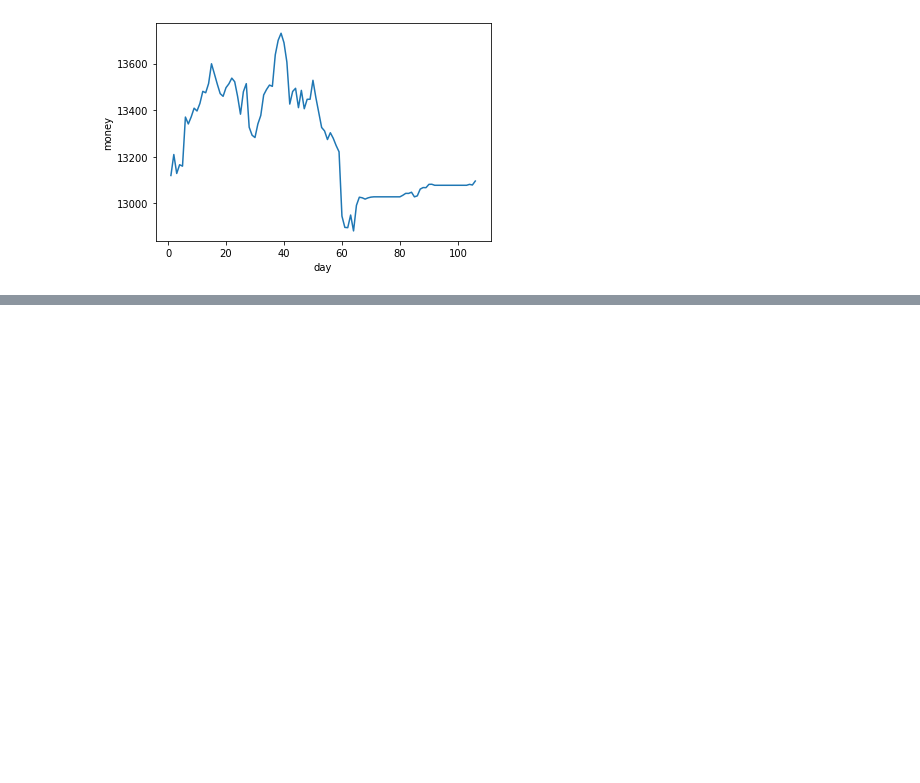
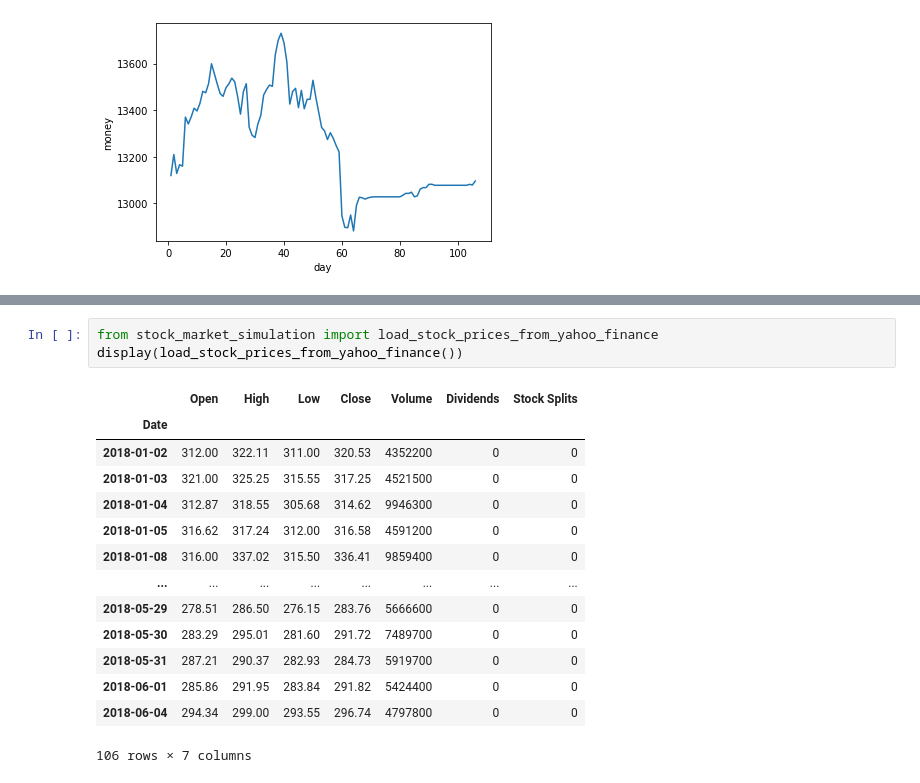
Before and after one commit to AliKarpuzoglu/Tweet_analysis_Stock_prediction, a Jupyter notebook: wordvec_classifier.ipynb, the cells around one changed output, grey strips where cells are left out. Cells and saved outputs as stored; diff of their text form; blank space fills up the shorter version.

```diff
--- a/wordvec_classifier.ipynb
+++ b/wordvec_classifier.ipynb
@@ -295,0 +329,18 @@ data
+# %%
+from stock_market_simulation import load_stock_prices_from_yahoo_finance
+display(load_stock_prices_from_yahoo_finance())
+# %% [output]
+|  | Open | High | Low | Close | Volume | Dividends | Stock Splits |
+| Date |  |  |  |  |  |  |  |
+| 2018-01-02 | 312.00 | 322.11 | 311.00 | 320.53 | 4352200 | 0 | 0 |
+| 2018-01-03 | 321.00 | 325.25 | 315.55 | 317.25 | 4521500 | 0 | 0 |
+| 2018-01-04 | 312.87 | 318.55 | 305.68 | 314.62 | 9946300 | 0 | 0 |
+| 2018-01-05 | 316.62 | 317.24 | 312.00 | 316.58 | 4591200 | 0 | 0 |
+| 2018-01-08 | 316.00 | 337.02 | 315.50 | 336.41 | 9859400 | 0 | 0 |
+| ... | ... | ... | ... | ... | ... | ... | ... |
+| 2018-05-29 | 278.51 | 286.50 | 276.15 | 283.76 | 5666600 | 0 | 0 |
+| 2018-05-30 | 283.29 | 295.01 | 281.60 | 291.72 | 7489700 | 0 | 0 |
+| 2018-05-31 | 287.21 | 290.37 | 282.93 | 284.73 | 5919700 | 0 | 0 |
+| 2018-06-01 | 285.86 | 291.95 | 283.84 | 291.82 | 5424400 | 0 | 0 |
+| 2018-06-04 | 294.34 | 299.00 | 293.55 | 296.74 | 4797800 | 0 | 0 |
+106 rows × 7 columns
```
Also changed, not shown: parts of 2 cells of this notebook, 1 other file.
